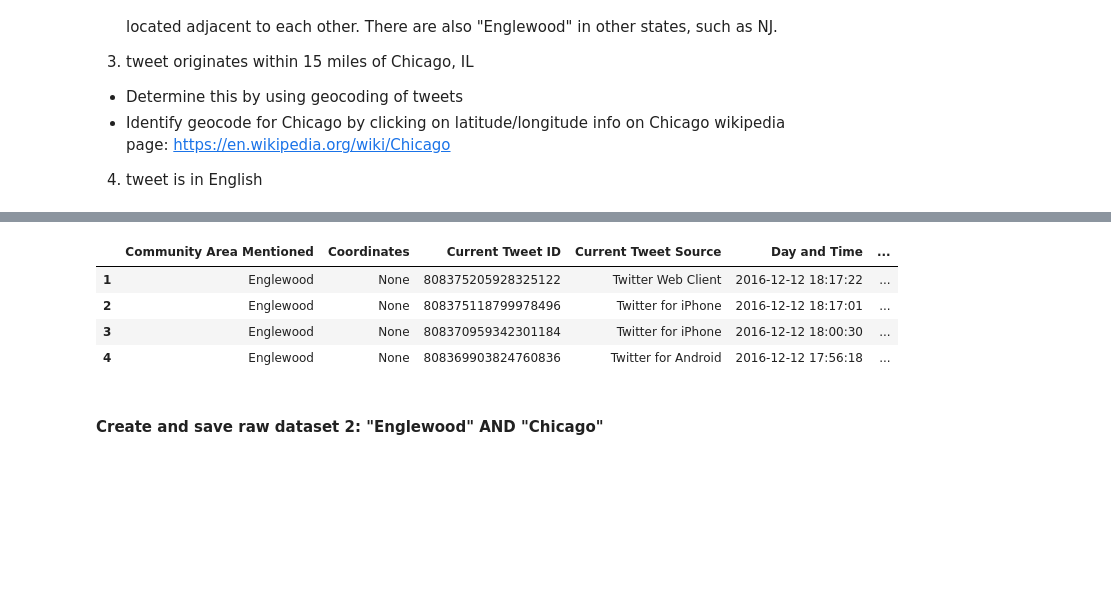
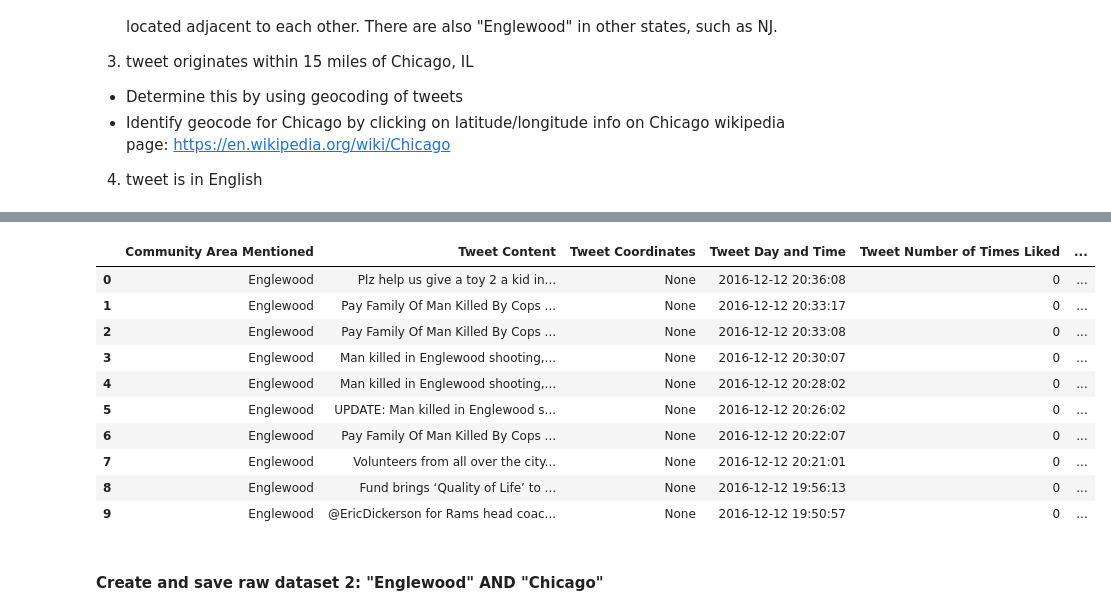
Before and after one commit to yarikan-zz/exploring-neighborhood-reputation, a Jupyter notebook: MAIN_project_notebook.ipynb, the cells around one changed output, grey strips where cells are left out. Saved outputs shown, nothing was run; the diff lists cells and outputs as text; code cells hidden in the pictures; blank space fills up the shorter version.

```diff
--- a/MAIN_project_notebook.ipynb
+++ b/MAIN_project_notebook.ipynb
@@ -122,3 +96,39 @@ df1 = pd.DataFrame({
+# %%
+# establish datasets or "buckets" into which each relevant data point is going to be appended:
+community_area_name_ds1 = []
+user_screen_name_ds1 = []
+user_location_ds1 = []
+user_followers_count_ds1 = []
+tweet_coordinates_ds1 = []
+tweet_date_time_ds1 = []
+tweet_content_ds1 = []
+tweet_num_retweet_ds1 = []
+tweet_num_liked_ds1 = []
+
+for tweet in tweepy.Cursor(api.search,
+                           q = 'englewood',
+                           lang = 'en',
+                           geocode = '41.836944,-87.684722,15mi').items(10):
+    community_area_name_ds1.append('Englewood')
+    user_screen_name_ds1.append(tweet.user.screen_name)
+    user_location_ds1.append(tweet.user.location)
+    user_followers_count_ds1.append(tweet.user.followers_count)
+    tweet_coordinates_ds1.append(tweet.coordinates)
+    tweet_date_time_ds1.append(tweet.created_at)
+    tweet_content_ds1.append(tweet.text)
+    tweet_num_retweet_ds1.append(tweet.retweet_count)
+    tweet_num_liked_ds1.append(tweet.favorite_count)
+
+df1 = pd.DataFrame({
+        "Community Area Mentioned": community_area_name_ds1,
+        "User Screen Name": user_screen_name_ds1,
+        "User Location": user_location_ds1,
+        "User Number of Followers":user_followers_count_ds1,
+        "Tweet Coordinates": tweet_coordinates_ds1,
+        "Tweet Day and Time": tweet_date_time_ds1,
+        "Tweet Number of Times Retweeted": tweet_num_retweet_ds1,
+        "Tweet Number of Times Liked": tweet_num_liked_ds1,
+        "Tweet Content": tweet_content_ds1})
 # %%
 df1.shape
 # %% [output]
@@ -126,11 +136,17 @@ df1.shape
 # %%
-df1[1:5]
+df1
 # %% [output]
-|  | Community Area Mentioned | Coordinates | Current Tweet ID | Current Tweet Source | Day and Time | ... |
-| 1 | Englewood | None | 808375205928325122 | Twitter Web Client | 2016-12-12 18:17:22 | ... |
-| 2 | Englewood | None | 808375118799978496 | Twitter for iPhone | 2016-12-12 18:17:01 | ... |
-| 3 | Englewood | None | 808370959342301184 | Twitter for iPhone | 2016-12-12 18:00:30 | ... |
-| 4 | Englewood | None | 808369903824760836 | Twitter for Android | 2016-12-12 17:56:18 | ... |
+|  | Community Area Mentioned | Tweet Content | Tweet Coordinates | Tweet Day and Time | Tweet Number of Times Liked | ... |
+| 0 | Englewood | Plz help us give a toy 2 a kid in... | None | 2016-12-12 20:36:08 | 0 | ... |
+| 1 | Englewood | Pay Family Of Man Killed By Cops ... | None | 2016-12-12 20:33:17 | 0 | ... |
+| 2 | Englewood | Pay Family Of Man Killed By Cops ... | None | 2016-12-12 20:33:08 | 0 | ... |
+| 3 | Englewood | Man killed in Englewood shooting,... | None | 2016-12-12 20:30:07 | 0 | ... |
+| 4 | Englewood | Man killed in Englewood shooting,... | None | 2016-12-12 20:28:02 | 0 | ... |
+| 5 | Englewood | UPDATE: Man killed in Englewood s... | None | 2016-12-12 20:26:02 | 0 | ... |
+| 6 | Englewood | Pay Family Of Man Killed By Cops ... | None | 2016-12-12 20:22:07 | 0 | ... |
+| 7 | Englewood | Volunteers from all over the city... | None | 2016-12-12 20:21:01 | 0 | ... |
+| 8 | Englewood | Fund brings ‘Quality of Life’ to ... | None | 2016-12-12 19:56:13 | 0 | ... |
+| 9 | Englewood | @EricDickerson for Rams head coac... | None | 2016-12-12 19:50:57 | 0 | ... |
 # %%
 df1.to_csv('df1_raw_data.csv')
 # %% [markdown]
```
Also changed, not shown: parts of 9 cells of this notebook, 1 other file.
